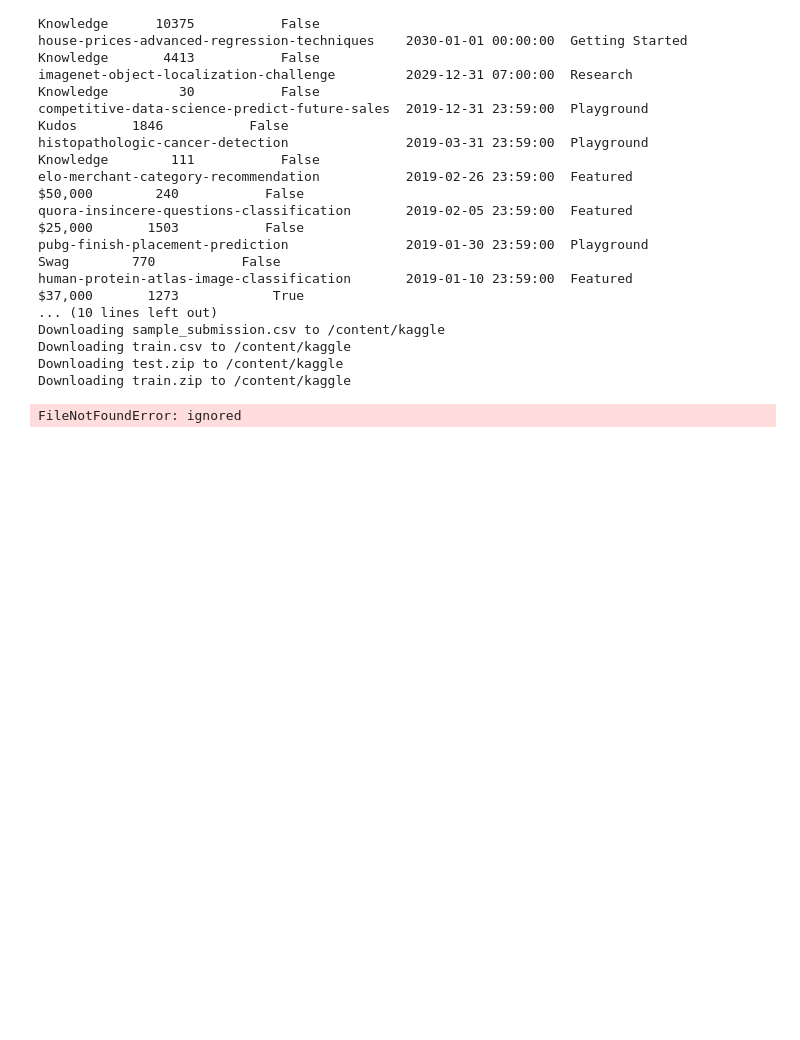
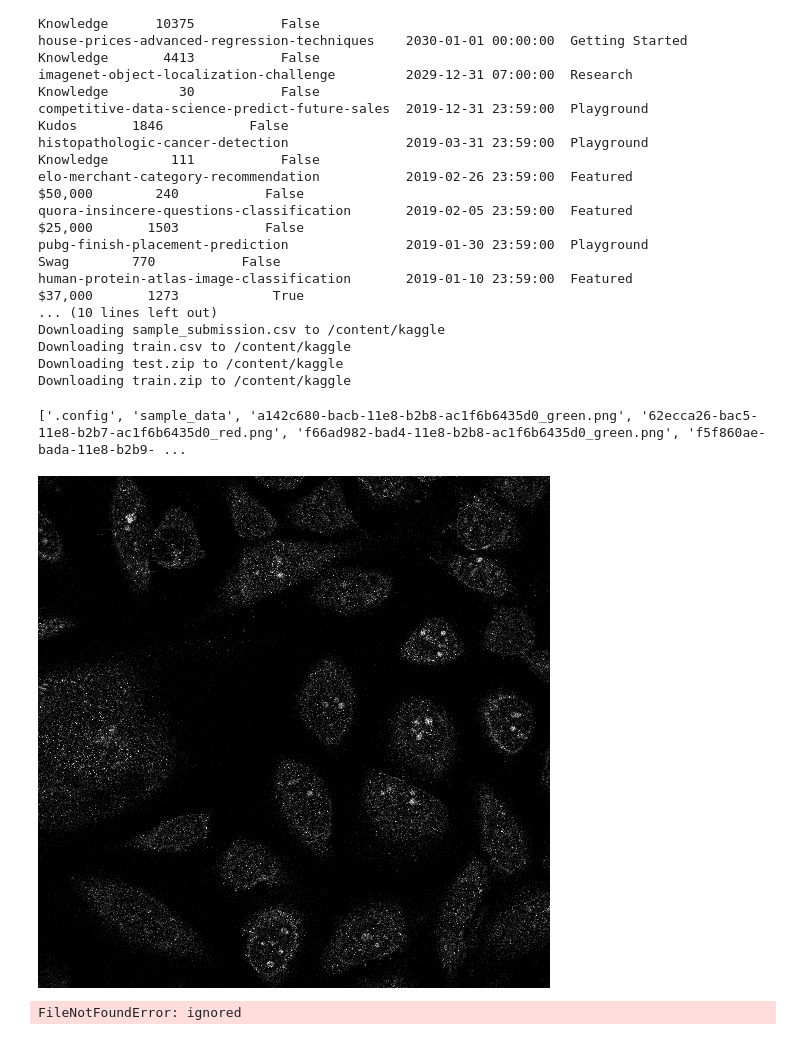
Before and after one commit to bheath015/Protein-Atlas-Image-Classification, a Jupyter notebook: CIS519Project.ipynb, the cells around one changed output. Saved outputs shown, nothing was run; the diff lists cells and outputs as text; code cells hidden in the pictures; blank space fills up the shorter version.

```diff
--- a/CIS519Project.ipynb
+++ b/CIS519Project.ipynb
@@ -443,3 +445,14 @@ Downloading train.zip to /content/kaggle
+# %%
+test_files = os.listdir('/content/')
+import
+# for i in range(len())
+# %% [output]
+['.config', 'sample_data', 'a142c680-bacb-11e8-b2b8-ac1f6b6435d0_green.png', '62ecca26-bac5-11e8-b2b7-ac1f6b6435d0_red.png', 'f66ad982-bad4-11e8-b2b8-ac1f6b6435d0_green.png', 'f5f860ae-bada-11e8-b2b9- ...
+# %%
+from IPython.display import Image
+Image(filename='/content/a142c680-bacb-11e8-b2b8-ac1f6b6435d0_green.png')
+# %% [output]
+[figure, added]
 # %%
 from sklearn.preprocessing import MultiLabelBinarizer
 
```
Also changed, not shown: parts of 1 cell of this notebook.
